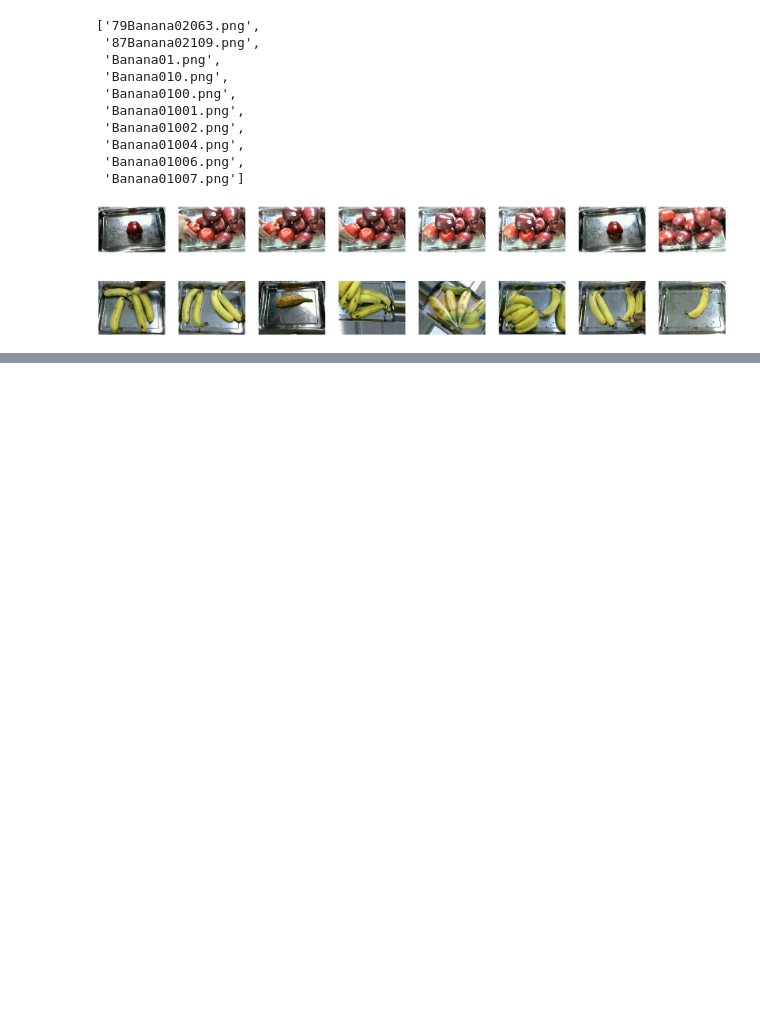
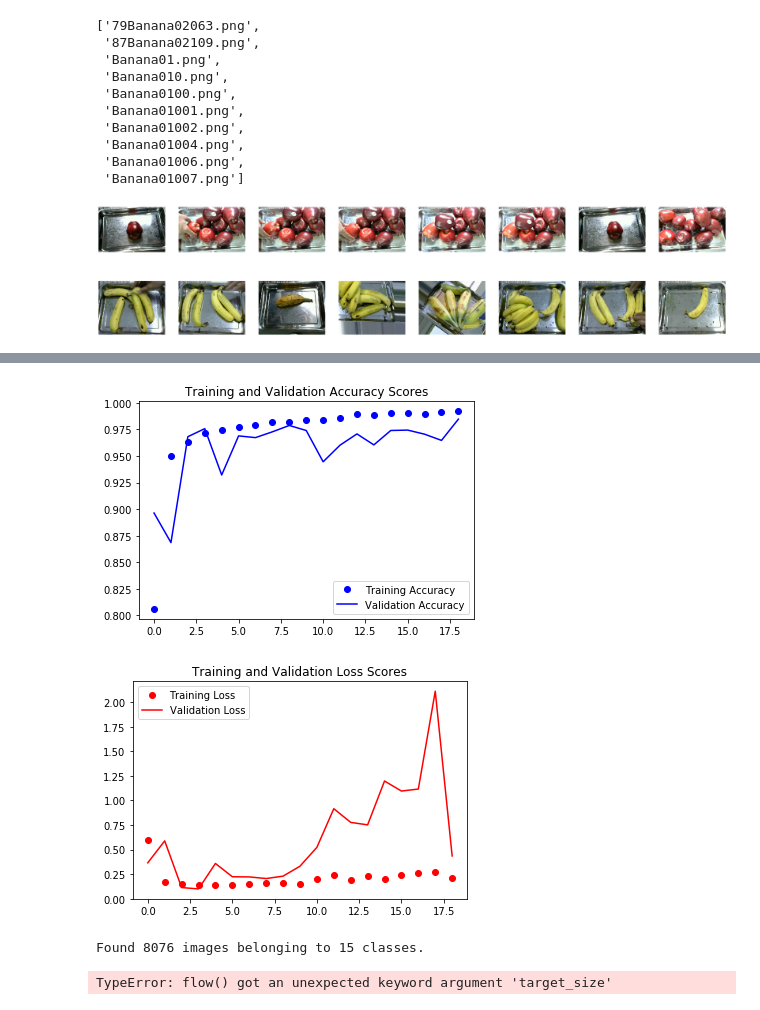
Before and after one commit to EvidenceN/multi-fruit-classification, a Jupyter notebook: fruit_model.ipynb, the cells around one changed output, grey strips where cells are left out. Cells and saved outputs as stored; diff of their text form; code cells hidden in the pictures; blank space fills up the shorter version.

```diff
--- a/fruit_model.ipynb
+++ b/fruit_model.ipynb
@@ -138,4 +169,2 @@ _________________________________________________________________
 # %%
 model.compile(loss = "categorical_crossentropy", optimizer='rmsprop', metrics=['accuracy'])
-# %%
-fruit_model = model.fit_generator(train_gen, epochs=100, validation_data=val_gen, verbose=1)
@@ -141,0 +173,18 @@ fruit_model = model.fit_generator(train_gen, epochs=100, validation_data=val_gen
+# %%
+fruit_model = model.fit(train_gen, epochs=100, validation_data=val_gen, verbose=1,
+                                  callbacks = [callbacks], workers=10)
+
+filepath = r"C:\Users\Samsung\Desktop\fruit_classification\fruit_project\project_fruit\saved_model"
+tf.keras.models.save_model(
+    model,
+    filepath,
+    overwrite=True,
+    include_optimizer=True,
+    save_format="tf",
+    signatures=None
+)
+
+model.save("fruit.h5")
+
+# another way to save a model
+# https://www.tensorflow.org/tutorials/keras/save_and_load
@@ -141,0 +315,51 @@ fruit_model = model.fit_generator(train_gen, epochs=100, validation_data=val_gen
+# %%
+# graphin loss function and accuracy scores of the fruit model
+
+acc = fruit_model.history['acc'] #training accuracy scores from the model that has been trained
+val_acc = fruit_model.history['val_acc'] #validation accuracy scores from the model that has been trained
+loss = fruit_model.history['loss'] #training loss scores from the model that has been trained
+val_loss = fruit_model.history['val_loss'] #validation loss scores from the model that has been trained
+
+epochs = range(len(acc)) #x axis
+
+plt.plot(epochs, acc, 'bo', label = 'Training Accuracy')
+plt.plot(epochs, val_acc, 'b', label = 'Validation Accuracy')
+plt.title('Training and Validation Accuracy Scores')
+plt.legend()
+plt.figure()
+
+plt.plot(epochs, loss, 'ro', label = 'Training Loss')
+plt.plot(epochs, val_loss, 'r', label = 'Validation Loss')
+plt.title('Training and Validation Loss Scores')
+
+plt.legend()
+
+plt.show()
+# %% [output]
+[figure, added]
+[figure, added]
+# %%
+# use the model to do prediction on a test image to see how the model performs.
+
+test_datagen = ImageDataGenerator(rescale = 1./255)
+
+test_dir = r"C:\Users\Samsung\Desktop\fruit_classification\fruit_project\project_fruit\fruit_split\test"
+test_gen = test_datagen.flow_from_directory(test_dir, #directory containing various fruits
+                                                target_size=(150, 150), # all images will be resized to 150, 150 when it is loaded
+                                                class_mode="categorical")
+# %% [output]
+Found 8076 images belonging to 15 classes.
+# %%
+# find out how to only load a subset of the images from each category.
+
+# the dataset has 15 different categories. load a subset of image from each category
+
+apple_datagen = ImageDataGenerator(rescale = 1./255)
+
+apple_dir = r"C:\Users\Samsung\Desktop\fruit_classification\fruit_project\project_fruit\fruit_split\test/Apple"
+
+apple_gen = apple_datagen.flow(apple_dir, #directory containing various fruits
+                                                target_size=(150, 150), # all images will be resized to 150, 150 when it is loaded
+                                                class_mode="categorical")
+# %% [output]
+TypeError: flow() got an unexpected keyword argument 'target_size'
```
Also changed, not shown: parts of 36 cells of this notebook, 18 other files.
